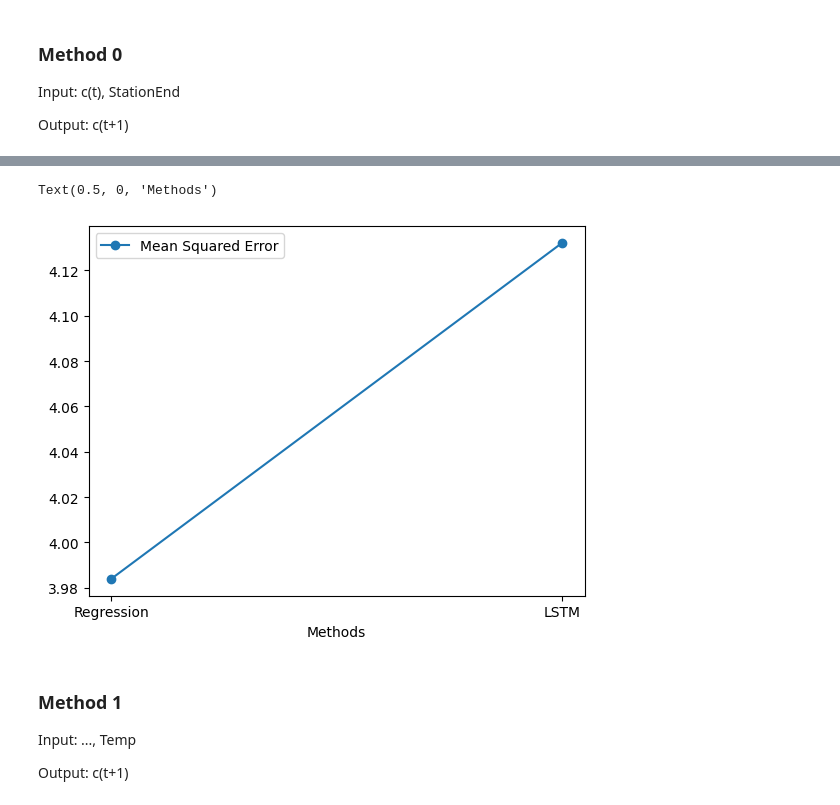
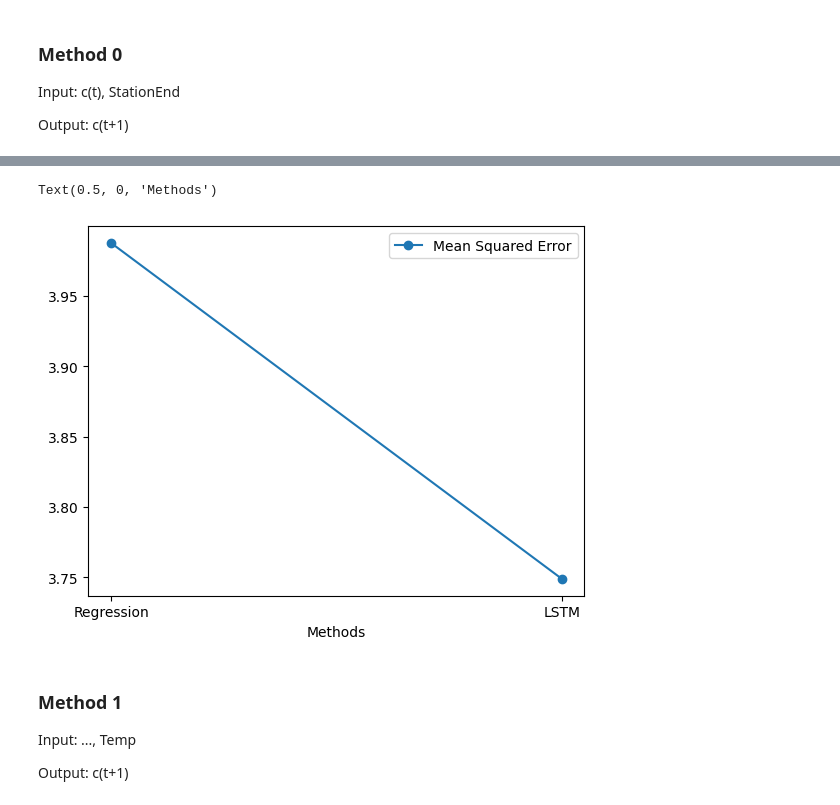
Before and after one commit to FlipGoncalves/BikeSharingDeepLearning, a Jupyter notebook: LSTM/lstmDateKFold.ipynb, the cells around one changed output, grey strips where cells are left out. Cells and saved outputs as stored; diff of their text form; code cells hidden in the pictures.

```diff
--- a/LSTM/lstmDateKFold.ipynb
+++ b/LSTM/lstmDateKFold.ipynb
@@ -195,11 +195,11 @@ Average scores for all folds:
 ------------------------------------------------------------------------
 # %%
-plt.plot(["Regression", "LSTM"], [3.9839102446556587, 4.132165241241455], marker="o")
+plt.plot(["Regression", "LSTM"], [3.9876557741635343, 3.748756194114685], marker="o")
 plt.legend(["Mean Squared Error"])
 plt.xlabel("Methods")
 # %% [output]
 Text(0.5, 0, 'Methods')
-[figure, old version]
+[figure, new version]
 # %% [markdown]
 ### Method 1
 Input: ..., Temp
```
Also changed, not shown: parts of 27 cells of this notebook, 11 other files.
